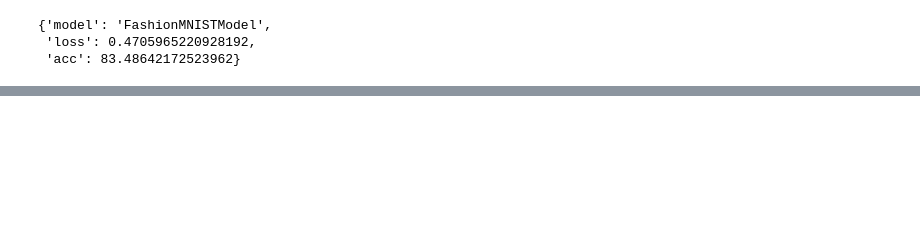
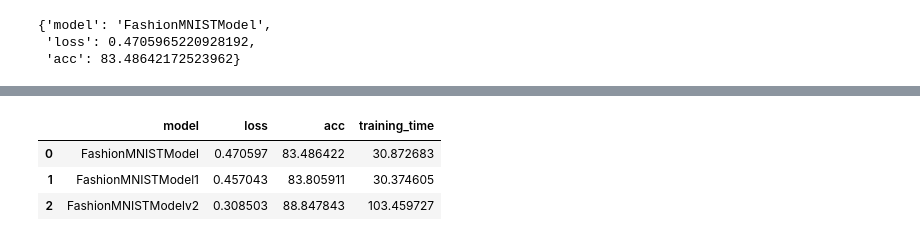
Before and after one commit to vimaurya/LearnDL, a Jupyter notebook: 04_computer_vision.ipynb, the cells around one changed output, grey strips where cells are left out. Saved outputs shown, nothing was run; the diff lists cells and outputs as text; code cells hidden in the pictures; blank space fills up the shorter version.

```diff
--- a/04_computer_vision.ipynb
+++ b/04_computer_vision.ipynb
@@ -617,0 +626,9 @@ cmp_results
+# %%
+cmp_results['training_time'] = [total_train_time_modelv0, total_train_time_modelv1, total_train_time_modelv2]
+
+cmp_results
+# %% [output]
+|  | model | loss | acc | training_time |
+| 0 | FashionMNISTModel | 0.470597 | 83.486422 | 30.872683 |
+| 1 | FashionMNISTModel1 | 0.457043 | 83.805911 | 30.374605 |
+| 2 | FashionMNISTModelv2 | 0.308503 | 88.847843 | 103.459727 |
```
Also changed, not shown: parts of 10 cells of this notebook.
